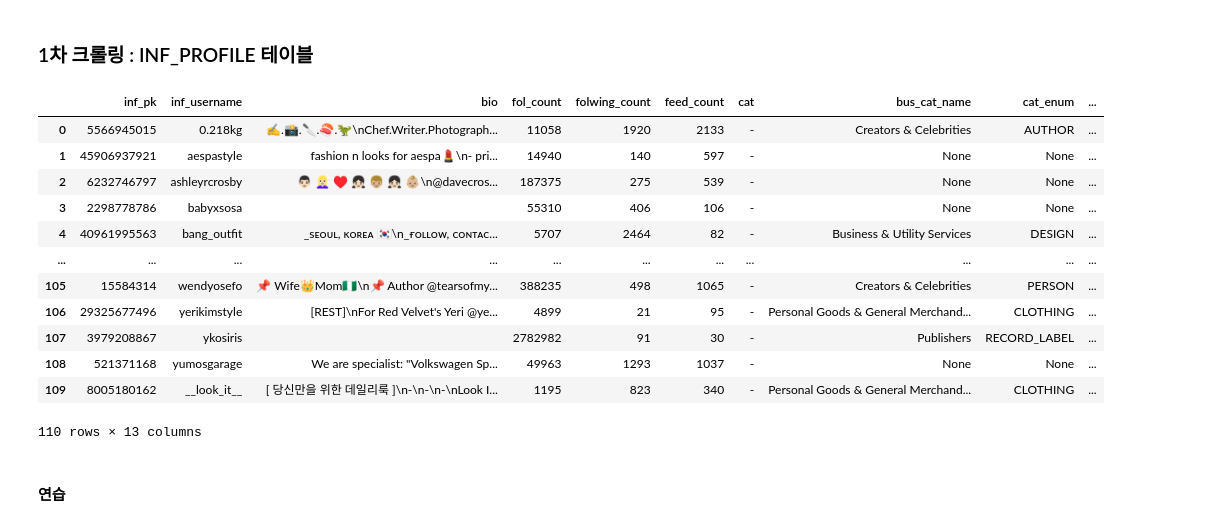
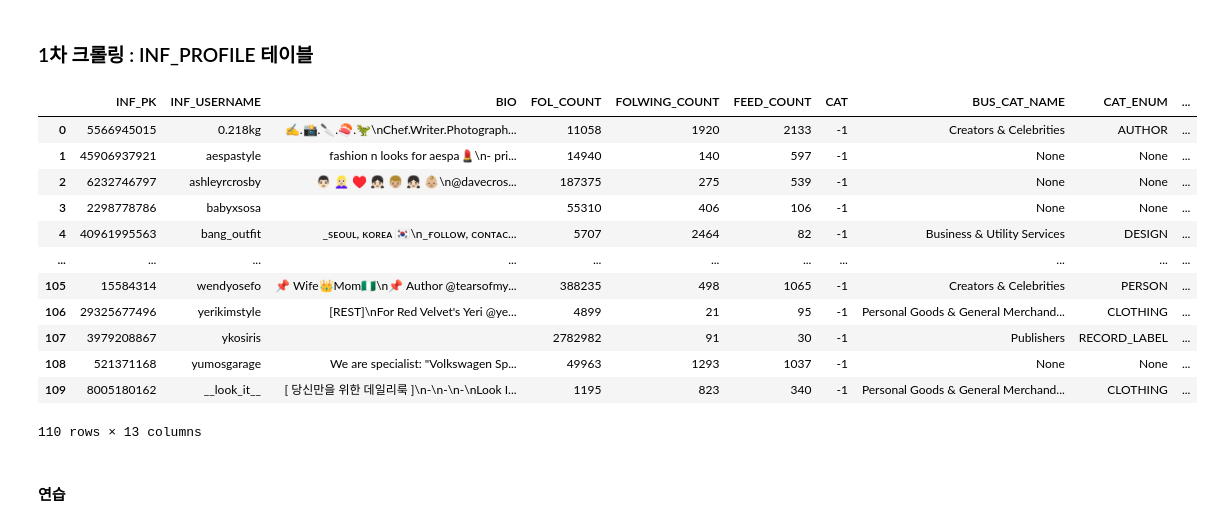
Before and after one commit to jaehun-sys/testJson_to_CSV, a Jupyter notebook: jsontoCSV-v4.ipynb, the cells around one changed output. Saved outputs shown, nothing was run; the diff lists cells and outputs as text; code cells hidden in the pictures.

Commit message:
2021-08-31-v2
1. Uppercase columns
2. same with db size type

```diff
--- a/jsontoCSV-v4.ipynb
+++ b/jsontoCSV-v4.ipynb
@@ -389,13 +394,12 @@ for i in fols:
     os.makedirs('./{}/{}/{}'.format(keyword,'FEED_INFO',i),exist_ok=True) #하위폴더 생성
 # %%
 # 그 폴더 안에 파일 다 받아오기
-path3 = 'G:/_2021\kCP/_파이널프로젝트/팀/data/instagram_lina/06 예비 인플루언서의 피드 수집/feed/'
+#path6 = 'G:/_2021\kCP/_파이널프로젝트/팀/data/instagram_lina/06 예비 인플루언서의 피드 수집/feed/'
+path6 = 'C:/Users/학생/Downloads/instagram_lina/06 예비 인플루언서의 피드 수집/feed/'
         #G:/_2021/kCP/_파이널프로젝트/팀/data/test/feed/1916953364/
         #G:/_2021\kCP/_파이널프로젝트/팀/data/instagram_lina/02 패션 관련 계정의 프로필 수집/json
         #G:/_2021\kCP/_파이널프로젝트/팀/data/instagram_lina/06 예비 인플루언서의 피드 수집/feed/
         #E:/2021/KCP/팀원/수집/test/feed/1916953364/
-# %%
-fols = ['866947432', '5566945015', '35803666192', '45906937921', '48077165346']
 # %%
 #피드 리스트 csv
 inf_pk = [] #폴더 이름
@@ -501,7 +509,8 @@ for i in fols:
 # %% [markdown]
 #### 연습
 # %%
-json_file_path = "G:/_2021/kCP/_파이널프로젝트/팀/data/test/feed/1916953364/feed_1916953364_" + '3' + ".json"
+#json_file_path = "G:/_2021/kCP/_파이널프로젝트/팀/data/test/feed/1916953364/feed_1916953364_" + '3' + ".json"
+json_file_path = 'C:/Users/학생/Downloads/instagram_lina/06 예비 인플루언서의 피드 수집/feed/5566945015/feed_5566945015_1.json'
                 #G:/_2021/kCP/_파이널프로젝트/팀/data/test/feed/1916953364/
                 #E:/2021/KCP/팀원/수집/test/feed/1916953364/
 with open(json_file_path,'r', encoding="utf-8") as j:
@@ -521,7 +550,8 @@ convert_datetime(contents['data']['user']['edge_owner_to_timeline_media']['edges
 os.makedirs('./{}/INF_PROFILE'.format(keyword),exist_ok=True) #하위폴더 생성
 # %%
 # 그 폴더 안에 파일 다 받아오기
-path = 'G:/_2021\kCP/_파이널프로젝트/팀/data/instagram_lina/02 패션 관련 계정의 프로필 수집/json/'
+#path = 'G:/_2021\kCP/_파이널프로젝트/팀/data/instagram_lina/02 패션 관련 계정의 프로필 수집/json/'
+path = 'C:/Users/학생/Downloads/instagram_lina/02 패션 관련 계정의 프로필 수집/json/'
         #G:/_2021/kCP/_파이널프로젝트/팀/data/test/feed/1916953364/
         #G:/_2021\kCP/_파이널프로젝트/팀/data/instagram_lina/02 패션 관련 계정의 프로필 수집/json
         #E:/2021/KCP/팀원/수집/test/feed/1916953364/
@@ -542,47 +572,47 @@ inf_age = [] #연산 필요
 pic_url = []
 real_fol_count = []  #진짜 팔로워수
 # %%
-df = pd.DataFrame(index=range(0,0))#, columns=['index'])
+#df = pd.DataFrame(index=range(0,0))#, columns=['index'])
 
 for i in file_list_py:
 
     with open(path+i,'r', encoding="utf-8") as j:
         contents=json.loads(j.read())  # open : r - 읽기모드, w-쓰기모드, a-추가모드
 
     inf_pk.append(contents['graphql']['user']['id'])
     inf_username.append(contents['graphql']['user']['username'])
     bio.append(contents['graphql']['user']['biography'])
     fol_count.append(contents['graphql']['user']['edge_followed_by']['count'])
     folwing_count.append(contents['graphql']['user']['edge_follow']['count'])
     feed_count.append(contents['graphql']['user']['edge_felix_video_timeline']['count'] + \
                      contents['graphql']['user']['edge_owner_to_timeline_media']['count'])
-    cat.append('-')
+    cat.append('-1')
     bus_cat_name.append(contents['graphql']['user']['business_category_name'])
     cat_enum.append(contents['graphql']['user']['category_enum'])
     inf_sex.append('-')
-    inf_age.append('-')
+    inf_age.append('-1')
     pic_url.append(contents['graphql']['user']['profile_pic_url'])
-    real_fol_count.append('-')
+    real_fol_count.append(-1)
 
-df1 = pd.DataFrame({"inf_pk":inf_pk, "inf_username":inf_username, "bio":bio, "fol_count":fol_count, \
-                       "folwing_count":folwing_count, "feed_count":feed_count, "cat":cat, \
-                       "bus_cat_name":bus_cat_name, "cat_enum":cat_enum, \
-                       "inf_sex":inf_sex, "inf_age":inf_age, "pic_url":pic_url, "real_fol_count":real_fol_count})
+df1 = pd.DataFrame({"INF_PK":inf_pk, "INF_USERNAME":inf_username, "BIO":bio, "FOL_COUNT":fol_count, \
+                       "FOLWING_COUNT":folwing_count, "FEED_COUNT":feed_count, "CAT":cat, \
+                       "BUS_CAT_NAME":bus_cat_name, "CAT_ENUM":cat_enum, \
+                       "INF_SEX":inf_sex, "INF_AGE":inf_age, "PIC_URL":pic_url, "REAL_FOL_COUNT":real_fol_count})
 
 df1
 # %% [output]
-|  | inf_pk | inf_username | bio | fol_count | folwing_count | feed_count | cat | bus_cat_name | cat_enum | ... |
-| 0 | 5566945015 | 0.218kg | ✍.📸.🔪.🍣.🦖\nChef.Writer.Photograph... | 11058 | 1920 | 2133 | - | Creators & Celebrities | AUTHOR | ... |
-| 1 | 45906937921 | aespastyle | fashion n looks for aespa💄\n- pri... | 14940 | 140 | 597 | - | None | None | ... |
-| 2 | 6232746797 | ashleyrcrosby | 👨🏻 👱🏻‍♀️ ♥ 👧🏻 👦🏼 👧🏻 👶🏼\n@davecros... | 187375 | 275 | 539 | - | None | None | ... |
-| 3 | 2298778786 | babyxsosa |  | 55310 | 406 | 106 | - | None | None | ... |
-| 4 | 40961995563 | bang_outfit | _sᴇᴏᴜʟ, ᴋᴏʀᴇᴀ 🇰🇷\n_ғᴏʟʟᴏᴡ, ᴄᴏɴᴛᴀᴄ... | 5707 | 2464 | 82 | - | Business & Utility Services | DESIGN | ... |
+|  | INF_PK | INF_USERNAME | BIO | FOL_COUNT | FOLWING_COUNT | FEED_COUNT | CAT | BUS_CAT_NAME | CAT_ENUM | ... |
+| 0 | 5566945015 | 0.218kg | ✍.📸.🔪.🍣.🦖\nChef.Writer.Photograph... | 11058 | 1920 | 2133 | -1 | Creators & Celebrities | AUTHOR | ... |
+| 1 | 45906937921 | aespastyle | fashion n looks for aespa💄\n- pri... | 14940 | 140 | 597 | -1 | None | None | ... |
+| 2 | 6232746797 | ashleyrcrosby | 👨🏻 👱🏻‍♀️ ♥ 👧🏻 👦🏼 👧🏻 👶🏼\n@davecros... | 187375 | 275 | 539 | -1 | None | None | ... |
+| 3 | 2298778786 | babyxsosa |  | 55310 | 406 | 106 | -1 | None | None | ... |
+| 4 | 40961995563 | bang_outfit | _sᴇᴏᴜʟ, ᴋᴏʀᴇᴀ 🇰🇷\n_ғᴏʟʟᴏᴡ, ᴄᴏɴᴛᴀᴄ... | 5707 | 2464 | 82 | -1 | Business & Utility Services | DESIGN | ... |
 | ... | ... | ... | ... | ... | ... | ... | ... | ... | ... | ... |
-| 105 | 15584314 | wendyosefo | 📌 Wife👑Mom🇳🇬\n📌 Author @tearsofmy... | 388235 | 498 | 1065 | - | Creators & Celebrities | PERSON | ... |
-| 106 | 29325677496 | yerikimstyle | [REST]\nFor Red Velvet's Yeri @ye... | 4899 | 21 | 95 | - | Personal Goods & General Merchand... | CLOTHING | ... |
-| 107 | 3979208867 | ykosiris |  | 2782982 | 91 | 30 | - | Publishers | RECORD_LABEL | ... |
-| 108 | 521371168 | yumosgarage | We are specialist: "Volkswagen Sp... | 49963 | 1293 | 1037 | - | None | None | ... |
-| 109 | 8005180162 | __look_it__ | [ 당신만을 위한 데일리룩 ]\n-\n-\n-\nLook I... | 1195 | 823 | 340 | - | Personal Goods & General Merchand... | CLOTHING | ... |
+| 105 | 15584314 | wendyosefo | 📌 Wife👑Mom🇳🇬\n📌 Author @tearsofmy... | 388235 | 498 | 1065 | -1 | Creators & Celebrities | PERSON | ... |
+| 106 | 29325677496 | yerikimstyle | [REST]\nFor Red Velvet's Yeri @ye... | 4899 | 21 | 95 | -1 | Personal Goods & General Merchand... | CLOTHING | ... |
+| 107 | 3979208867 | ykosiris |  | 2782982 | 91 | 30 | -1 | Publishers | RECORD_LABEL | ... |
+| 108 | 521371168 | yumosgarage | We are specialist: "Volkswagen Sp... | 49963 | 1293 | 1037 | -1 | None | None | ... |
+| 109 | 8005180162 | __look_it__ | [ 당신만을 위한 데일리룩 ]\n-\n-\n-\nLook I... | 1195 | 823 | 340 | -1 | Personal Goods & General Merchand... | CLOTHING | ... |
 110 rows × 13 columns
 # %%
 df1.to_csv('./{}/INF_PROFILE/INF_PROFILE.csv'.format(keyword), encoding='utf-8-sig')
```
Also changed, not shown: parts of 15 cells of this notebook.
